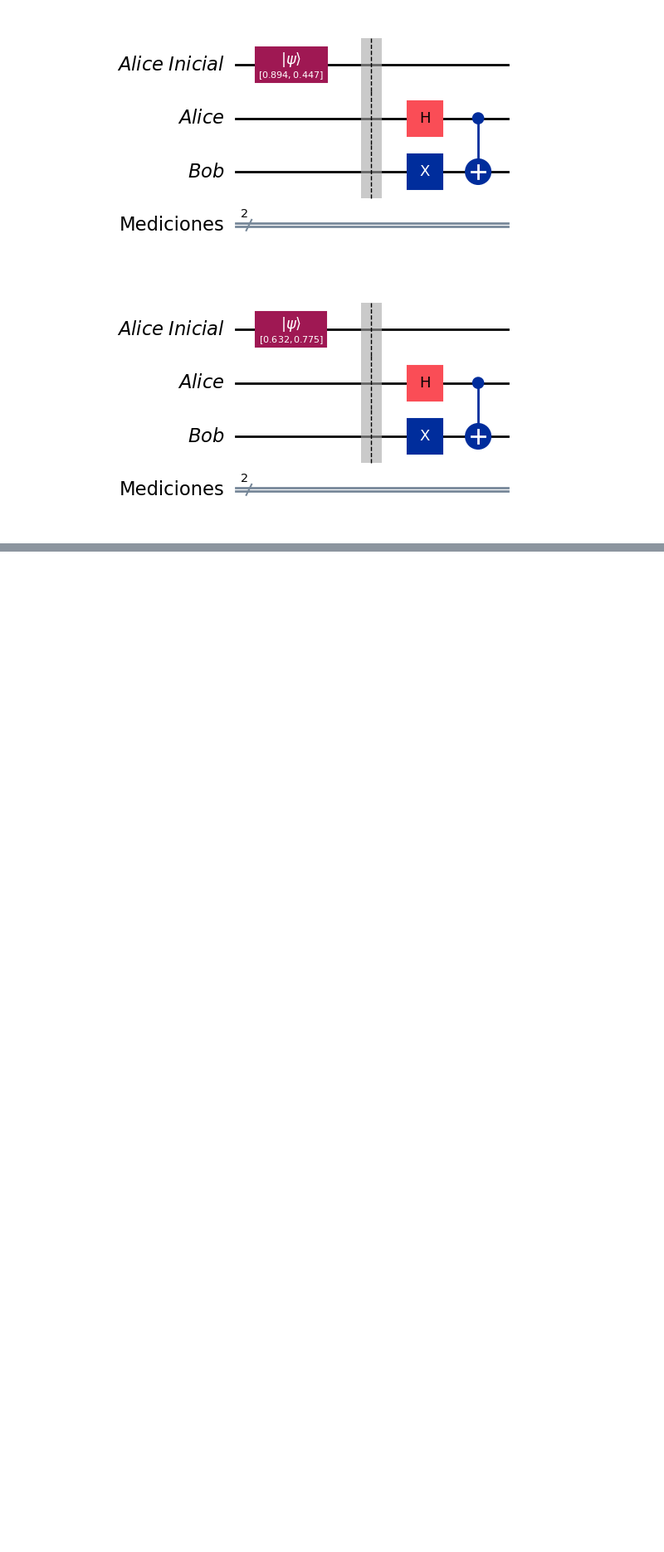
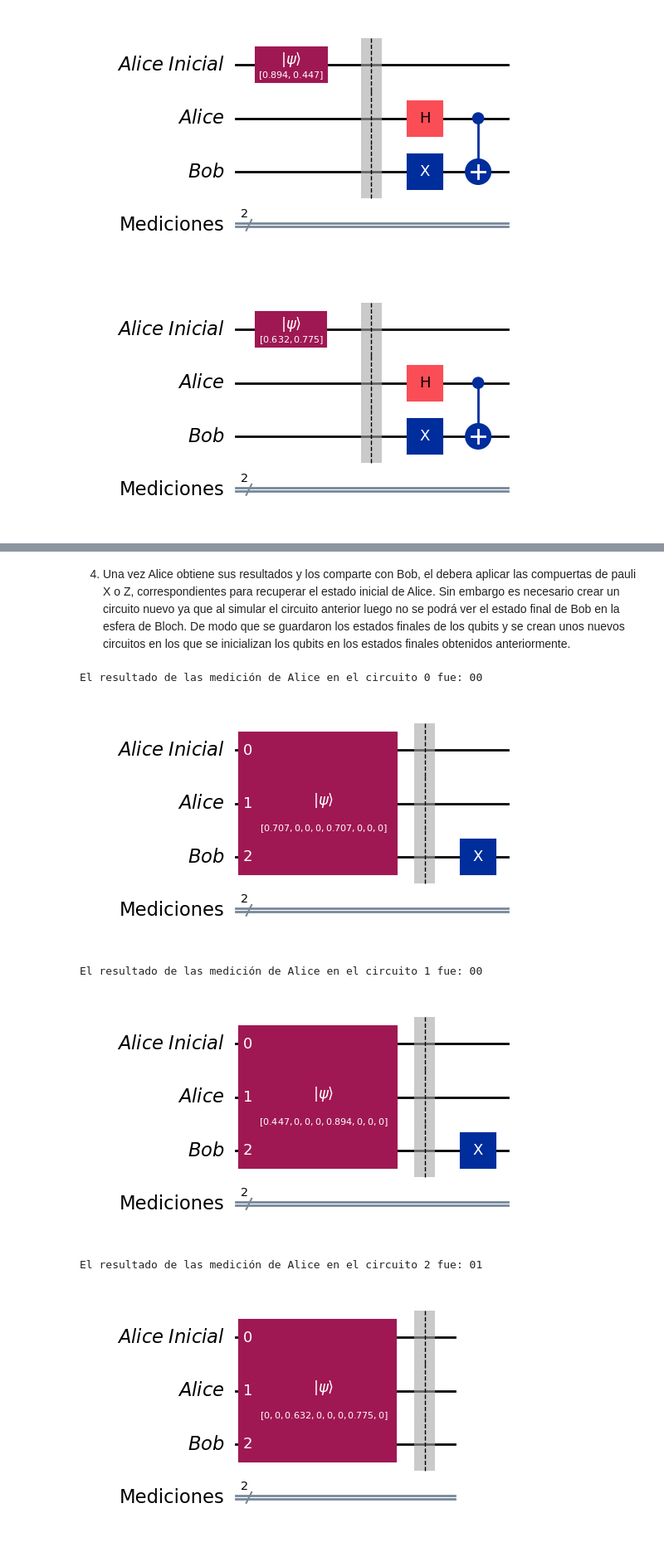
Before and after one commit to PiPevafo/Teleportation-Protocol, a Jupyter notebook: Protocolo.ipynb, the cells around one changed output, grey strips where cells are left out. Shown at 83% size. Cells and saved outputs as stored; diff of their text form; code cells hidden in the pictures; blank space fills up the shorter version.

```diff
--- a/Protocolo.ipynb
+++ b/Protocolo.ipynb
@@ -167,17 +137,0 @@ El resultado de las medición de Alice en el circuito 2 fue: 00
-# %%
-for i in range(0,3): qc[i].save_statevector()
-
-# Ejecutar el circuito nuevamente para obtener el estado final después de las operaciones en qubit de Bob
-# simulator2 = Aer.get_backend('qasm_simulator')
-circ = transpile(qc, simulator1)
-job = simulator1.run(circ, shots=1)
-result_final_state = job.result()
-
-statevectors_final_state = [result_final_state.get_statevector(qc[i]) for i in range(0,3)]
-plot_bloch_multivector(statevectors_final_state[0])
-# # Extraer el estado del qubit de Bob
-# bob_states = [partial_trace(statevector, [0, 1]) for statevector in statevectors_final_state]
-
-
-# # Graficar el estado final del tercer qubit en la esfera de Bloch
-# plot_bloch_multivector(bob_states[0])
@@ -276,0 +138,47 @@ plot_bloch_multivector(state)
+# %% [markdown]
+4. Una vez Alice obtiene sus resultados y los comparte con Bob, el debera aplicar las compuertas de pauli X o Z, correspondientes para recuperar el estado inicial de Alice. Sin embargo es necesario crear un circuito nuevo ya que al simular el circuito anterior luego no se podrá ver el estado final de Bob en la esfera de Bloch. De modo que se guardaron los estados finales de los qubits y se crean unos nuevos circuitos en los que se inicializan los qubits en los estados finales obtenidos anteriormente.
+# %%
+# Crear una nueva lista de circuitos qc2
+qreg_names = ['Alice Inicial', 'Alice', 'Bob']
+qreg = [[QuantumRegister(1, name=f'{qreg_names[j]}') for j in range(3)] for i in range(3)]
+creg = [ClassicalRegister(2, name=f'Mediciones') for i in range(3)]
+qc2 = [QuantumCircuit(*qreg[i], creg[i]) for i in range(3)]
+
+
+# Inicializar cada circuito en qc2 con el estado final correspondiente de qc
+for i in range(3):
+    qc2[i].initialize(final_states[i])
+
+#Aplicar las puertas necesarias para corregir el estado de Bob, dependiendo de las mediciones de Alice
+for i in range(0,3):
+    qc2[i].barrier()
+    if alice[i] == '00':
+        qc2[i].x(2)
+    elif alice[i] == '11':
+        qc2[i].z(2)
+    elif alice[i] == '10':
+        qc2[i].z(2)
+        qc2[i].x(2)
+
+# Ejecutar el nuevo circuito
+simulator2 = Aer.get_backend('statevector_simulator')
+circ = transpile(qc2, simulator2)
+job = simulator2.run(circ)
+result = job.result()
+
+# Obtener el vector de estado de cada circuito
+statevector = []
+for i, circuit in enumerate(circ):
+    statevector.append(result.get_statevector(circ[i]))
+
+
+for i, circuit in enumerate(qc2):
+    print(f'El resultado de las medición de Alice en el circuito {i} fue: {alice[i]}')
+    display(circuit.draw(output='mpl'))
+# %% [output]
+El resultado de las medición de Alice en el circuito 0 fue: 00
+[figure, added]
+El resultado de las medición de Alice en el circuito 1 fue: 00
+[figure, added]
+El resultado de las medición de Alice en el circuito 2 fue: 01
+[figure, added]
```
Also changed, not shown: parts of 19 cells of this notebook.
